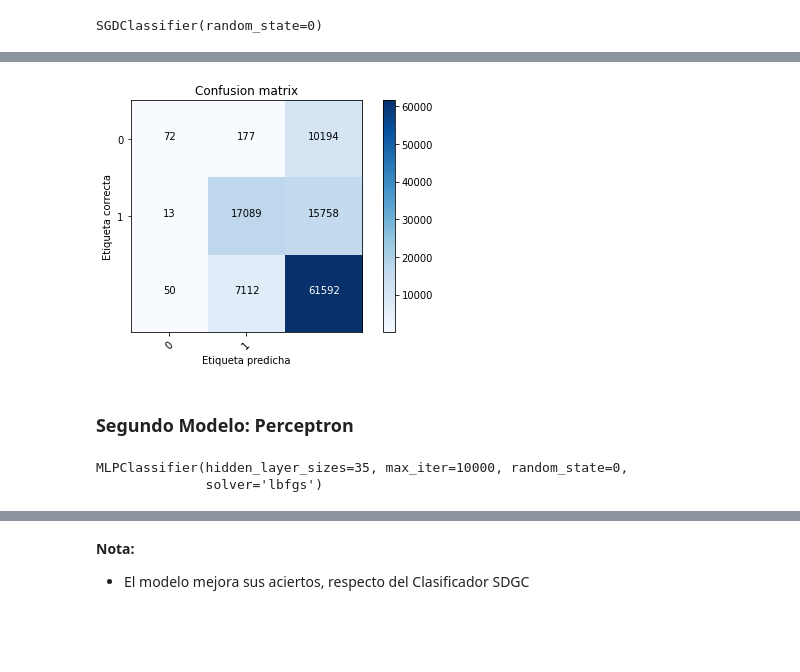
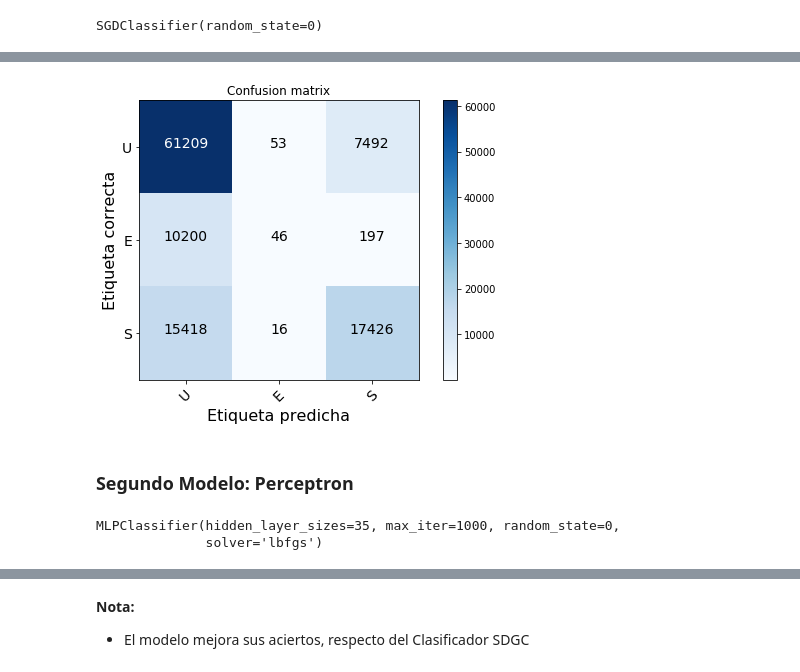
Before and after one commit to leoborgnino/mentoria-astro-datos, a Jupyter notebook: 3_Intro_Aprendizaje.ipynb, the cells around one changed output, grey strips where cells are left out. Cells and saved outputs as stored; diff of their text form; code cells hidden in the pictures; blank space fills up the shorter version.

```diff
--- a/3_Intro_Aprendizaje.ipynb
+++ b/3_Intro_Aprendizaje.ipynb
@@ -495,6 +458,7 @@ data_tipo[:5]
 5 rows × 49 columns
 # %%
 # Subsets según el tipo morfológico de las galaxias: data['morfologia']
-data_tipo['morfologia'] = 'uncertain'
-data_tipo.loc[data['elliptical']==1, 'morfologia'] = 'elliptical'
-data_tipo.loc[data['spiral']==1, 'morfologia'] = 'spiral'
+
+data_tipo['morfologia'] = 0
+data_tipo.loc[data['elliptical']==1, 'morfologia'] = 1
+data_tipo.loc[data['spiral']==1, 'morfologia'] = 2
@@ -502,7 +477,8 @@ data_tipo.loc[data['spiral']==1, 'morfologia'] = 'spiral'
 # Filtramos las columnas de interès para el set de datos 1
 data_filter = data_tipo[filter_col_01]
 
-X, y = data_filter.iloc[:,:].values, data_tipo['morfologia']
+#X, y = data_filter.iloc[:,:].values, data_tipo['morfologia']
+X, y = data_filter, data_tipo['morfologia']
 
 # Dividimos el set de datos
 X_train, X_test, y_train, y_test = train_test_split(X, y, train_size=0.8, random_state=0)
@@ -542,37 +543,39 @@ def plot_confusion_matrix(cm, classes,
     """
     if normalize:
         cm = cm.astype('float') / cm.sum(axis=1)[:, np.newaxis]
-
+    plt.figure(figsize=(7,5))
     plt.imshow(cm, interpolation='nearest', cmap=cmap)
     plt.title(title)
     plt.colorbar()
     tick_marks = np.arange(len(classes))
-    plt.xticks(tick_marks, classes, rotation=45)
-    plt.yticks(tick_marks, classes)
+    plt.xticks(tick_marks, classes, rotation=45, fontsize=14)
+    plt.yticks(tick_marks, classes, fontsize=14)
 
     fmt = '.2f' if normalize else 'd'
     thresh = cm.max() / 2.
     for i, j in itertools.product(range(cm.shape[0]), range(cm.shape[1])):
         plt.text(j, i, format(cm[i, j], fmt),
-                 horizontalalignment="center",
+                 horizontalalignment="center",fontsize=14,
                  color="white" if cm[i, j] > thresh else "black")
 
+    plt.ylabel('Etiqueta correcta', fontsize=16)
+    plt.xlabel('Etiqueta predicha', fontsize=16)
     plt.tight_layout()
-    plt.ylabel('Etiqueta correcta')
-    plt.xlabel('Etiqueta predicha')
+
+    plt.savefig('/home/victoria/Documentos/Diplomatura/Mentoria/Confusion_matriz_SDGC.png')
-# %%
-plot_confusion_matrix(cm, [0,1])
-# %% [output]
-[figure, removed]
+# %%
+plot_confusion_matrix(cm, ['U','E','S'])
+# %% [output]
+[figure, added]
 # %% [markdown]
 ### Segundo Modelo: Perceptron
 # %%
-regr = MLPClassifier(hidden_layer_sizes=(35), max_iter=10000,
+regr = MLPClassifier(hidden_layer_sizes=(35), max_iter=1000,
                    activation='relu', random_state = 0,
                    solver='lbfgs')
 regr.fit(X_train, y_train)
 # %% [output]
-MLPClassifier(hidden_layer_sizes=35, max_iter=10000, random_state=0,
+MLPClassifier(hidden_layer_sizes=35, max_iter=1000, random_state=0,
               solver='lbfgs')
 # %%
 #  Predicción (predict):
```
Also changed, not shown: parts of 22 cells of this notebook.
